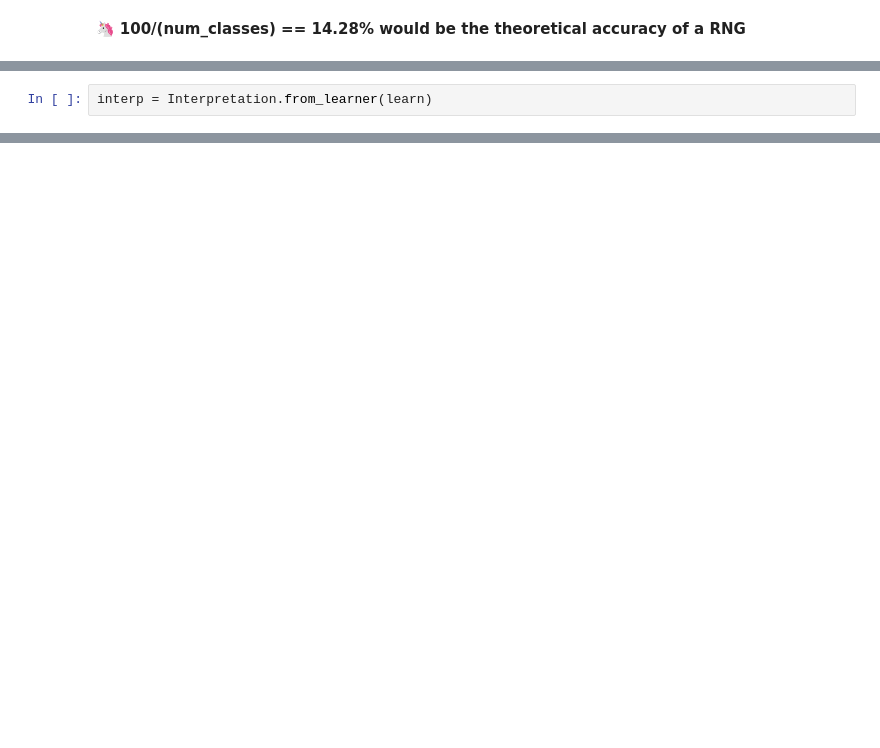
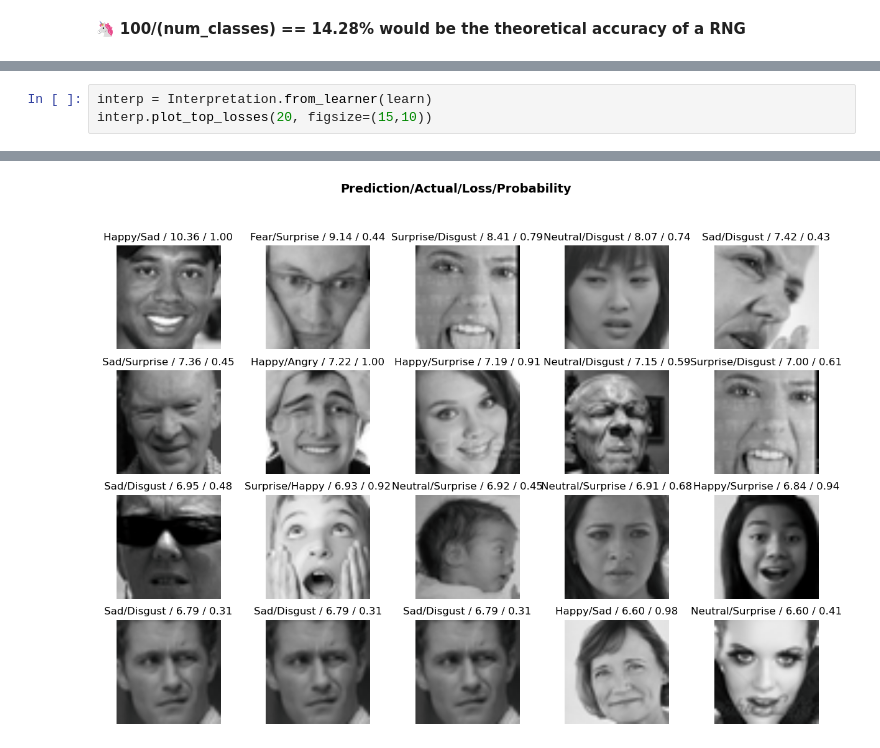
Before and after one commit to Aryan-Garg/Fast-Facial-Expression-Recognition, a Jupyter notebook: eda.ipynb, the cells around one changed output, grey strips where cells are left out. Drawn from its saved outputs; the diff is of its cells as text; blank space fills up the shorter version.

```diff
--- a/eda.ipynb
+++ b/eda.ipynb
@@ -219,2 +337,4 @@ learn.show_results()
 # %%
 interp = Interpretation.from_learner(learn)
+interp.plot_top_losses(20, figsize=(15,10))
+# %% [output]
@@ -220,0 +343 @@ interp = Interpretation.from_learner(learn)
+[figure, added]
```
Also changed, not shown: parts of 26 cells of this notebook.
